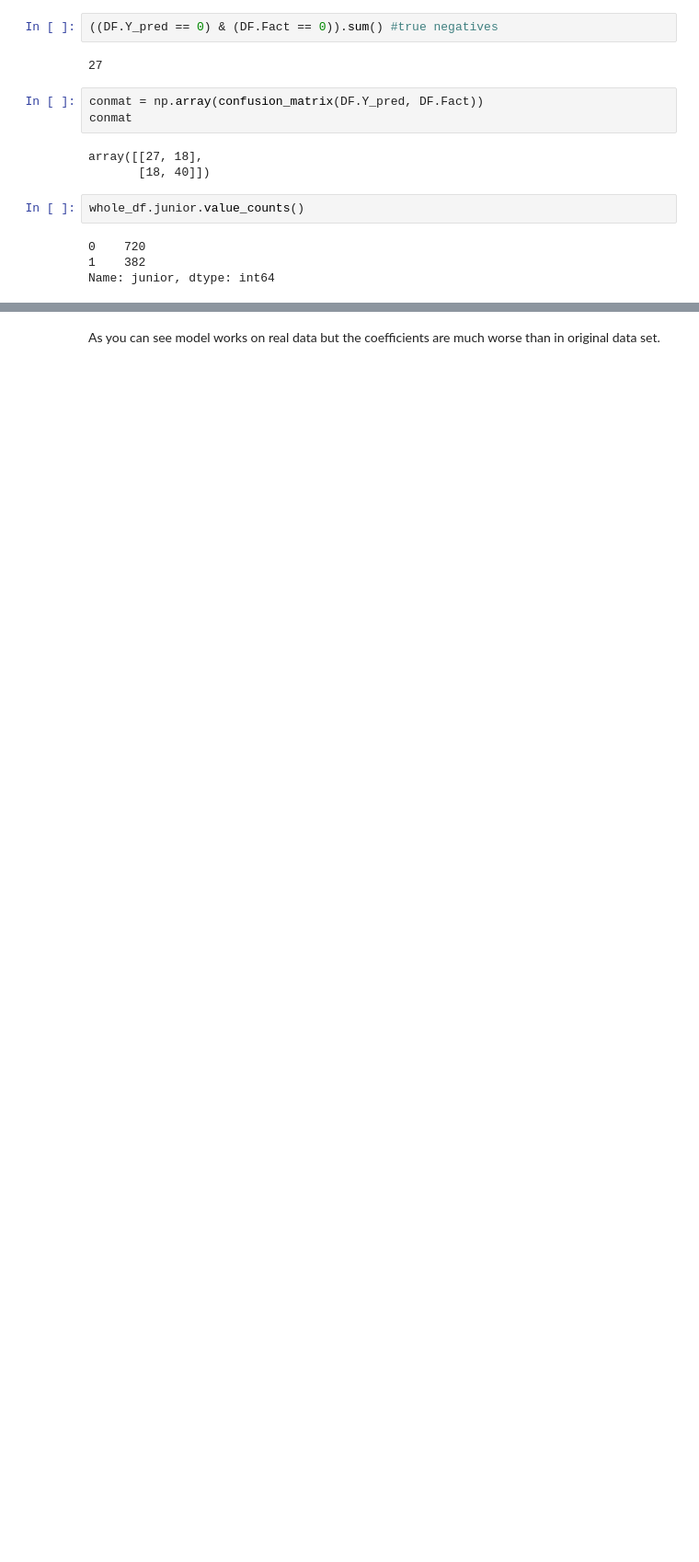
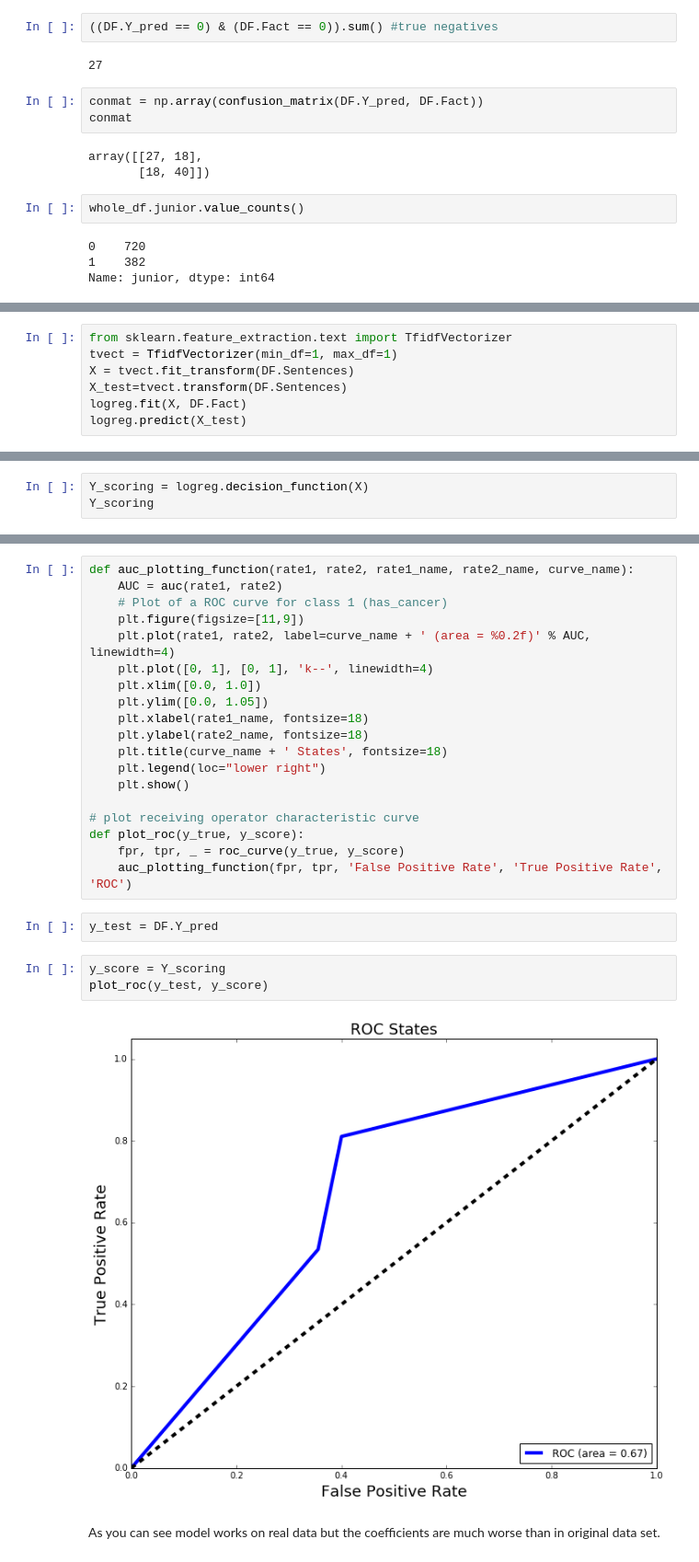
Before and after one commit to epkuznetsova/indeed, a Jupyter notebook: Project 4.ipynb, the cells around one changed output, grey strips where cells are left out. Shown at 92% size. Saved outputs shown, nothing was run; the diff lists cells and outputs as text; blank space fills up the shorter version.

Commit message:
ROC curve corrected

```diff
--- a/Project 4.ipynb
+++ b/Project 4.ipynb
@@ -751,0 +790,7 @@ Name: junior, dtype: int64
+# %%
+from sklearn.feature_extraction.text import TfidfVectorizer
+tvect = TfidfVectorizer(min_df=1, max_df=1)
+X = tvect.fit_transform(DF.Sentences)
+X_test=tvect.transform(DF.Sentences)
+logreg.fit(X, DF.Fact)
+logreg.predict(X_test)
@@ -751,0 +823,3 @@ Name: junior, dtype: int64
+# %%
+Y_scoring = logreg.decision_function(X)
+Y_scoring
@@ -752,3 +852,29 @@ Name: junior, dtype: int64
+# %%
+def auc_plotting_function(rate1, rate2, rate1_name, rate2_name, curve_name):
+    AUC = auc(rate1, rate2)
+    # Plot of a ROC curve for class 1 (has_cancer)
+    plt.figure(figsize=[11,9])
+    plt.plot(rate1, rate2, label=curve_name + ' (area = %0.2f)' % AUC, linewidth=4)
+    plt.plot([0, 1], [0, 1], 'k--', linewidth=4)
+    plt.xlim([0.0, 1.0])
+    plt.ylim([0.0, 1.05])
+    plt.xlabel(rate1_name, fontsize=18)
+    plt.ylabel(rate2_name, fontsize=18)
+    plt.title(curve_name + ' States', fontsize=18)
+    plt.legend(loc="lower right")
+    plt.show()
+
+# plot receiving operator characteristic curve
+def plot_roc(y_true, y_score):
+    fpr, tpr, _ = roc_curve(y_true, y_score)
+    auc_plotting_function(fpr, tpr, 'False Positive Rate', 'True Positive Rate', 'ROC')
+# %%
+y_test = DF.Y_pred
+# %%
+y_score = Y_scoring
+plot_roc(y_test, y_score)
+# %% [output]
+[figure, added]
 # %% [markdown]
 As you can see model works on real data but the coefficients are much worse than in original data set.
 # %%
```
Also changed, not shown: parts of 16 cells of this notebook.
